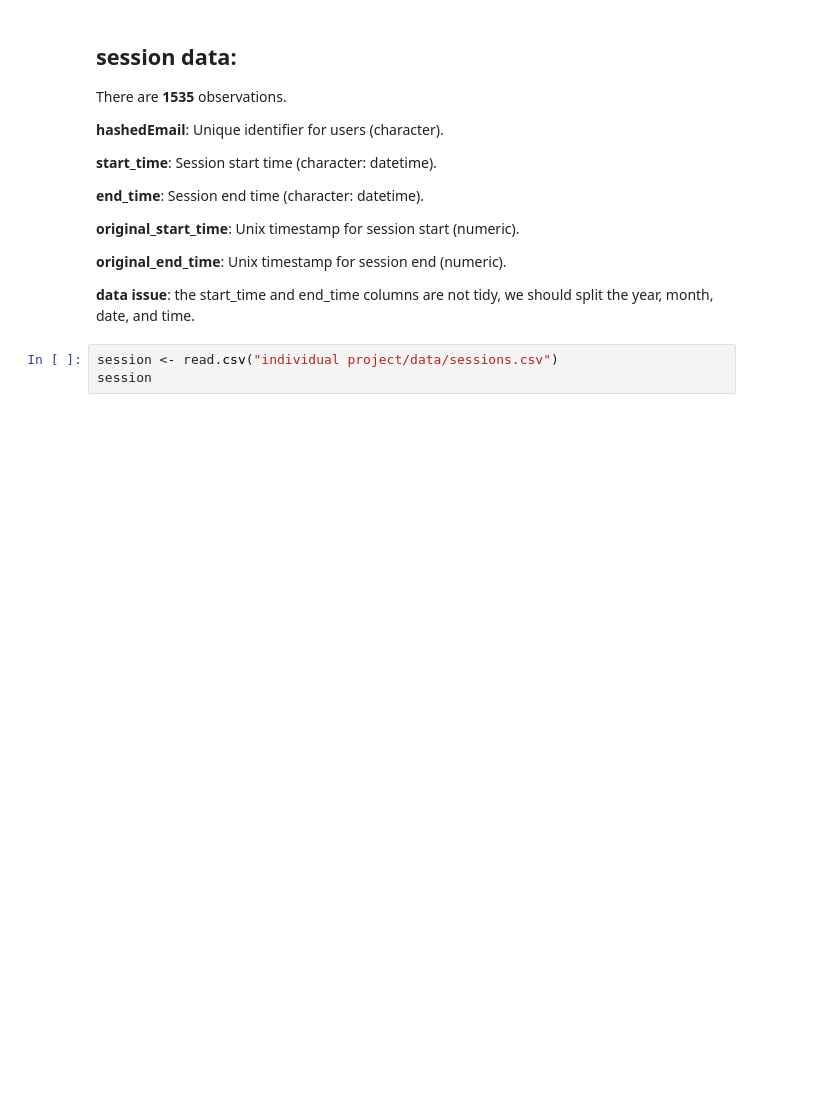
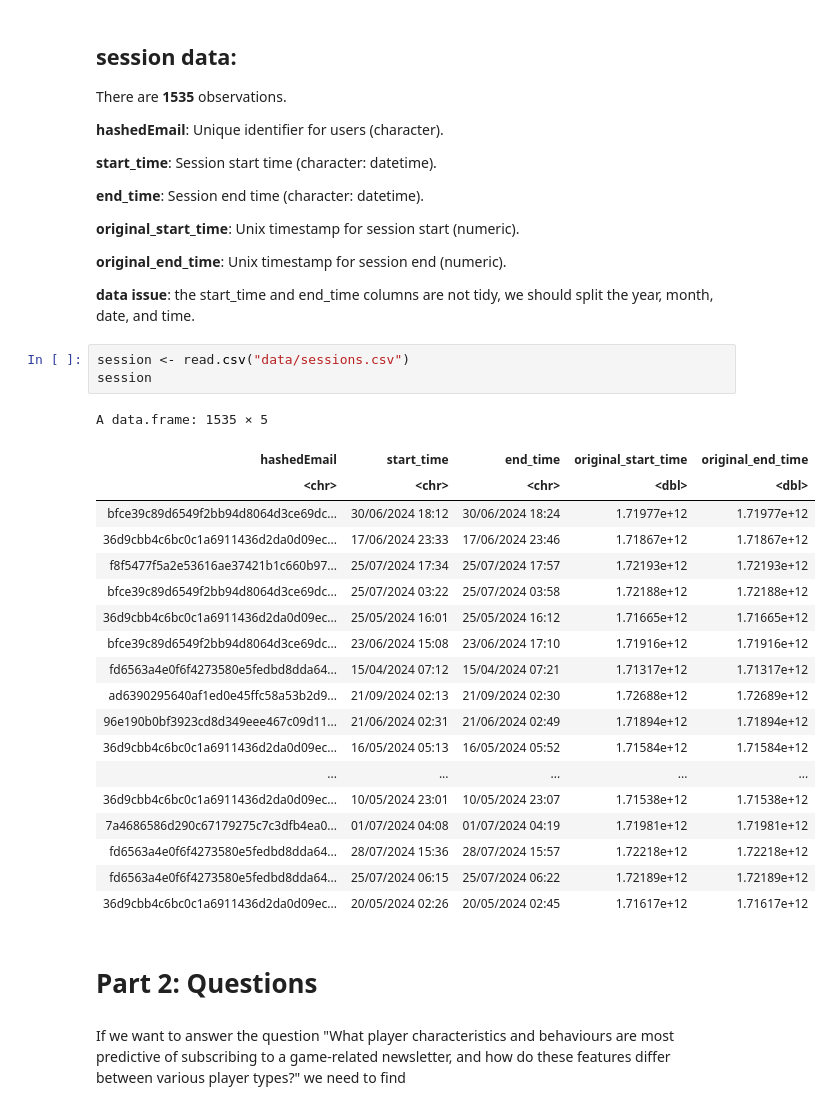
Before and after one commit to emilily10/ds_indivisual_project, a Jupyter notebook: indivisual project.ipynb, the cells around one changed output. Saved outputs shown, nothing was run; the diff lists cells and outputs as text; blank space fills up the shorter version.

Commit message:
data description
with session data is read

```diff
--- a/indivisual project.ipynb
+++ b/indivisual project.ipynb
@@ -74,5 +74,29 @@ There are **1535** observations.
 
 **data issue**: the start_time and end_time columns are not tidy, we should split the year, month, date, and time.
 # %%
-session <- read.csv("individual project/data/sessions.csv")
+session <- read.csv("data/sessions.csv")
 session
+# %% [output]
+A data.frame: 1535 × 5
+| hashedEmail | start_time | end_time | original_start_time | original_end_time |
+| <chr> | <chr> | <chr> | <dbl> | <dbl> |
+| bfce39c89d6549f2bb94d8064d3ce69dc... | 30/06/2024 18:12 | 30/06/2024 18:24 | 1.71977e+12 | 1.71977e+12 |
+| 36d9cbb4c6bc0c1a6911436d2da0d09ec... | 17/06/2024 23:33 | 17/06/2024 23:46 | 1.71867e+12 | 1.71867e+12 |
+| f8f5477f5a2e53616ae37421b1c660b97... | 25/07/2024 17:34 | 25/07/2024 17:57 | 1.72193e+12 | 1.72193e+12 |
+| bfce39c89d6549f2bb94d8064d3ce69dc... | 25/07/2024 03:22 | 25/07/2024 03:58 | 1.72188e+12 | 1.72188e+12 |
+| 36d9cbb4c6bc0c1a6911436d2da0d09ec... | 25/05/2024 16:01 | 25/05/2024 16:12 | 1.71665e+12 | 1.71665e+12 |
+| bfce39c89d6549f2bb94d8064d3ce69dc... | 23/06/2024 15:08 | 23/06/2024 17:10 | 1.71916e+12 | 1.71916e+12 |
+| fd6563a4e0f6f4273580e5fedbd8dda64... | 15/04/2024 07:12 | 15/04/2024 07:21 | 1.71317e+12 | 1.71317e+12 |
+| ad6390295640af1ed0e45ffc58a53b2d9... | 21/09/2024 02:13 | 21/09/2024 02:30 | 1.72688e+12 | 1.72689e+12 |
+| 96e190b0bf3923cd8d349eee467c09d11... | 21/06/2024 02:31 | 21/06/2024 02:49 | 1.71894e+12 | 1.71894e+12 |
+| 36d9cbb4c6bc0c1a6911436d2da0d09ec... | 16/05/2024 05:13 | 16/05/2024 05:52 | 1.71584e+12 | 1.71584e+12 |
+| ... | ... | ... | ... | ... |
+| 36d9cbb4c6bc0c1a6911436d2da0d09ec... | 10/05/2024 23:01 | 10/05/2024 23:07 | 1.71538e+12 | 1.71538e+12 |
+| 7a4686586d290c67179275c7c3dfb4ea0... | 01/07/2024 04:08 | 01/07/2024 04:19 | 1.71981e+12 | 1.71981e+12 |
+| fd6563a4e0f6f4273580e5fedbd8dda64... | 28/07/2024 15:36 | 28/07/2024 15:57 | 1.72218e+12 | 1.72218e+12 |
+| fd6563a4e0f6f4273580e5fedbd8dda64... | 25/07/2024 06:15 | 25/07/2024 06:22 | 1.72189e+12 | 1.72189e+12 |
+| 36d9cbb4c6bc0c1a6911436d2da0d09ec... | 20/05/2024 02:26 | 20/05/2024 02:45 | 1.71617e+12 | 1.71617e+12 |
+# %% [markdown]
+# Part 2: Questions
+# %% [markdown]
+If we want to answer the question "What player characteristics and behaviours are most predictive of subscribing to a game-related newsletter, and how do these features differ between various player types?" we need to find
```
Also changed, not shown: parts of 1 cell of this notebook.
